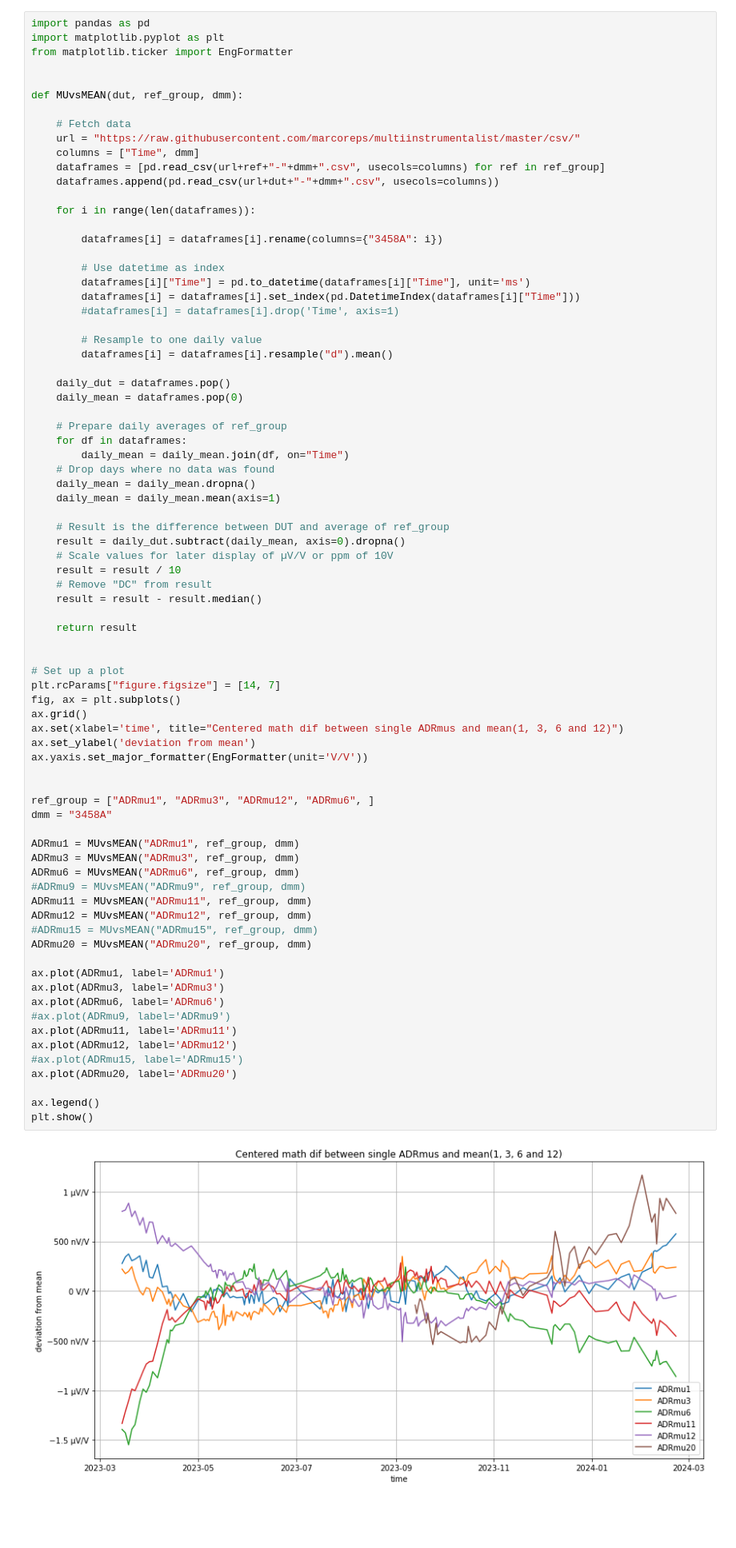
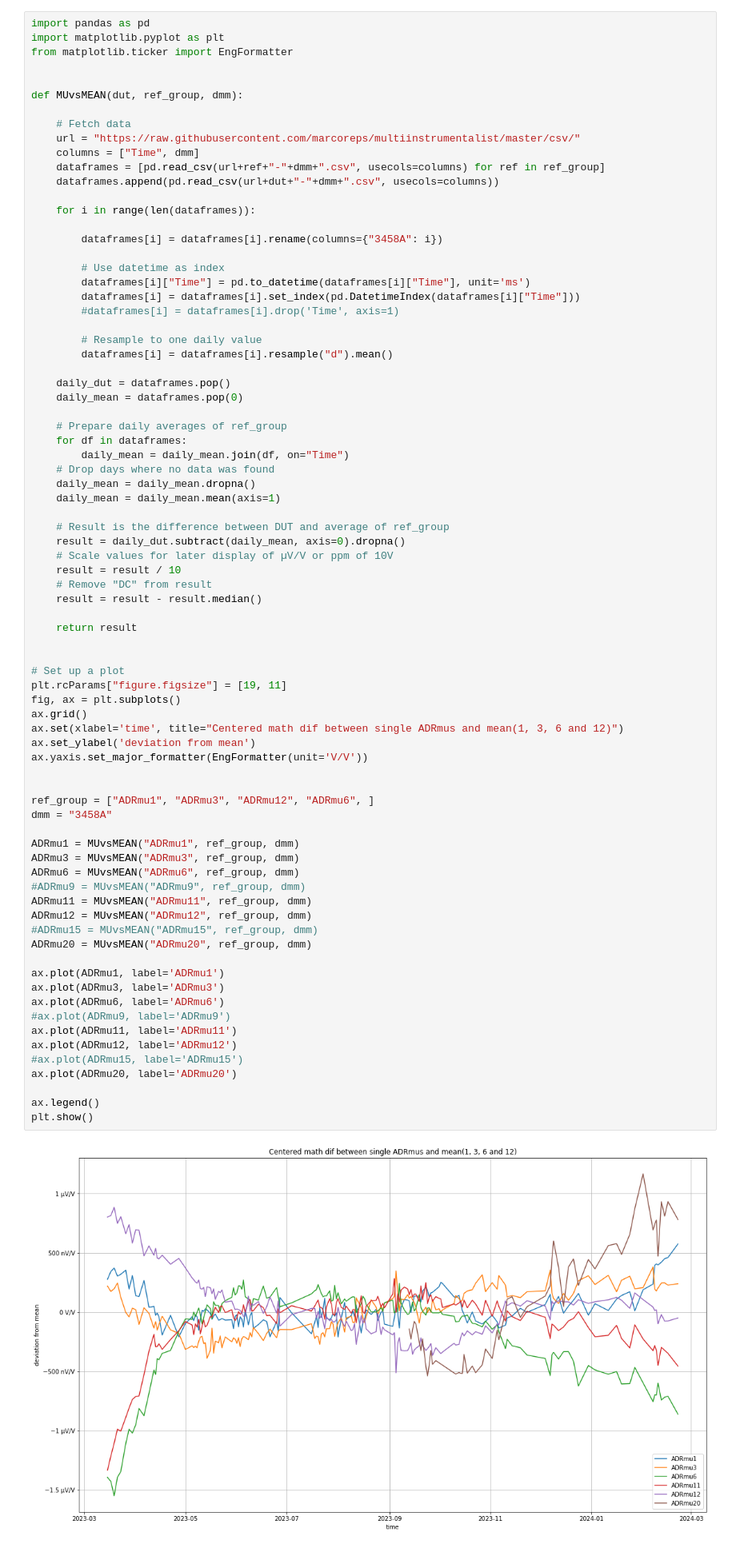
Before and after one commit to marcoreps/ADRmu, a Jupyter notebook: results/ADRmu_vs_mean_drift.ipynb, the cells around one changed output. Shown at 80% size. Saved outputs shown, nothing was run; the diff lists cells and outputs as text; blank space fills up the shorter version.

```diff
--- a/results/ADRmu_vs_mean_drift.ipynb
+++ b/results/ADRmu_vs_mean_drift.ipynb
@@ -45,36 +45,36 @@ def MUvsMEAN(dut, ref_group, dmm):
 
 
 # Set up a plot
-plt.rcParams["figure.figsize"] = [14, 7]
+plt.rcParams["figure.figsize"] = [19, 11]
 fig, ax = plt.subplots()
 ax.grid()
 ax.set(xlabel='time', title="Centered math dif between single ADRmus and mean(1, 3, 6 and 12)")
 ax.set_ylabel('deviation from mean')
 ax.yaxis.set_major_formatter(EngFormatter(unit='V/V'))
 
 
 ref_group = ["ADRmu1", "ADRmu3", "ADRmu12", "ADRmu6", ]
 dmm = "3458A"
 
 ADRmu1 = MUvsMEAN("ADRmu1", ref_group, dmm)
 ADRmu3 = MUvsMEAN("ADRmu3", ref_group, dmm)
 ADRmu6 = MUvsMEAN("ADRmu6", ref_group, dmm)
 #ADRmu9 = MUvsMEAN("ADRmu9", ref_group, dmm)
 ADRmu11 = MUvsMEAN("ADRmu11", ref_group, dmm)
 ADRmu12 = MUvsMEAN("ADRmu12", ref_group, dmm)
 #ADRmu15 = MUvsMEAN("ADRmu15", ref_group, dmm)
 ADRmu20 = MUvsMEAN("ADRmu20", ref_group, dmm)
 
 ax.plot(ADRmu1, label='ADRmu1')
 ax.plot(ADRmu3, label='ADRmu3')
 ax.plot(ADRmu6, label='ADRmu6')
 #ax.plot(ADRmu9, label='ADRmu9')
 ax.plot(ADRmu11, label='ADRmu11')
 ax.plot(ADRmu12, label='ADRmu12')
 #ax.plot(ADRmu15, label='ADRmu15')
 ax.plot(ADRmu20, label='ADRmu20')
 
 ax.legend()
 plt.show()
 # %% [output]
-[figure, old version]
+[figure, new version]
```
